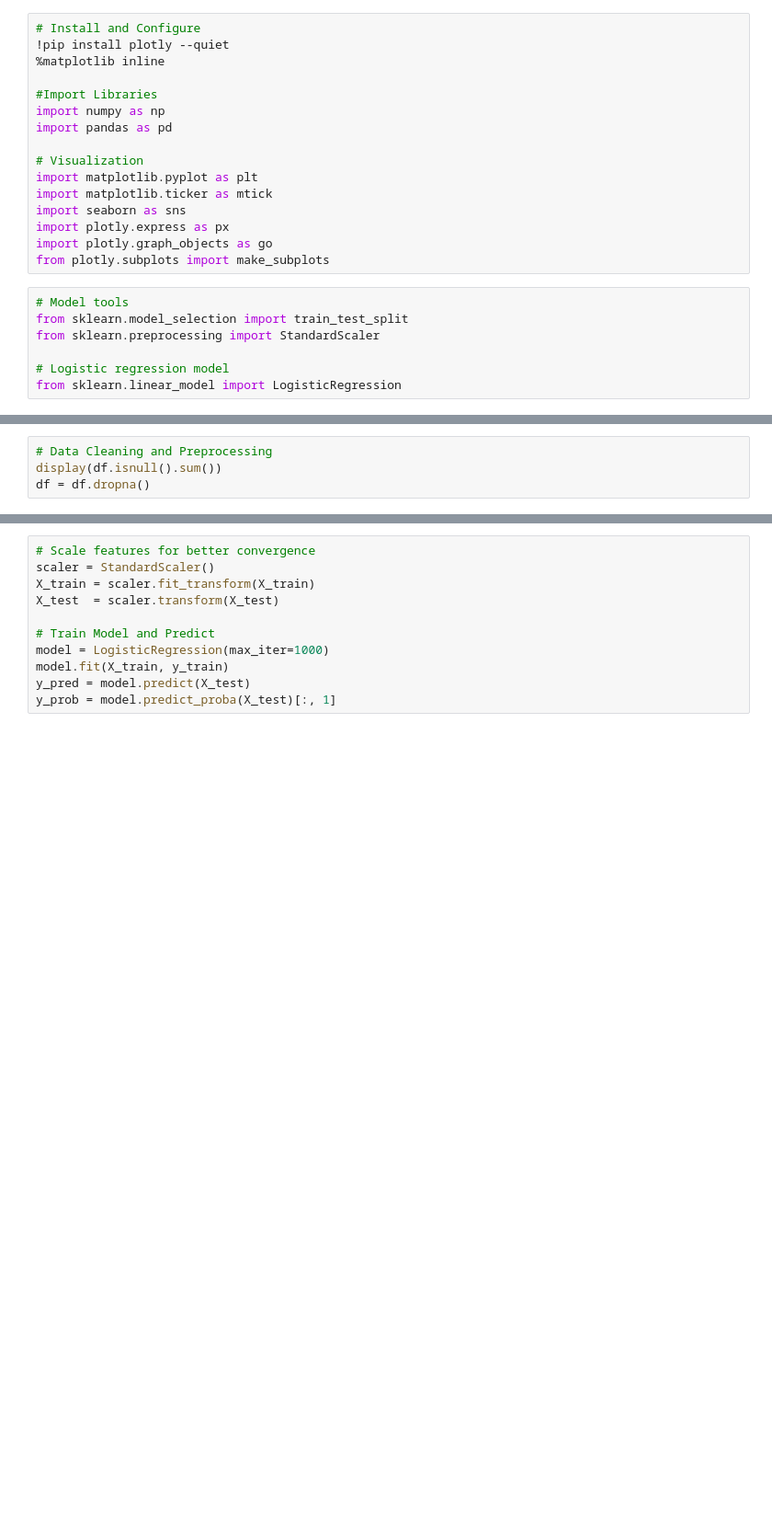
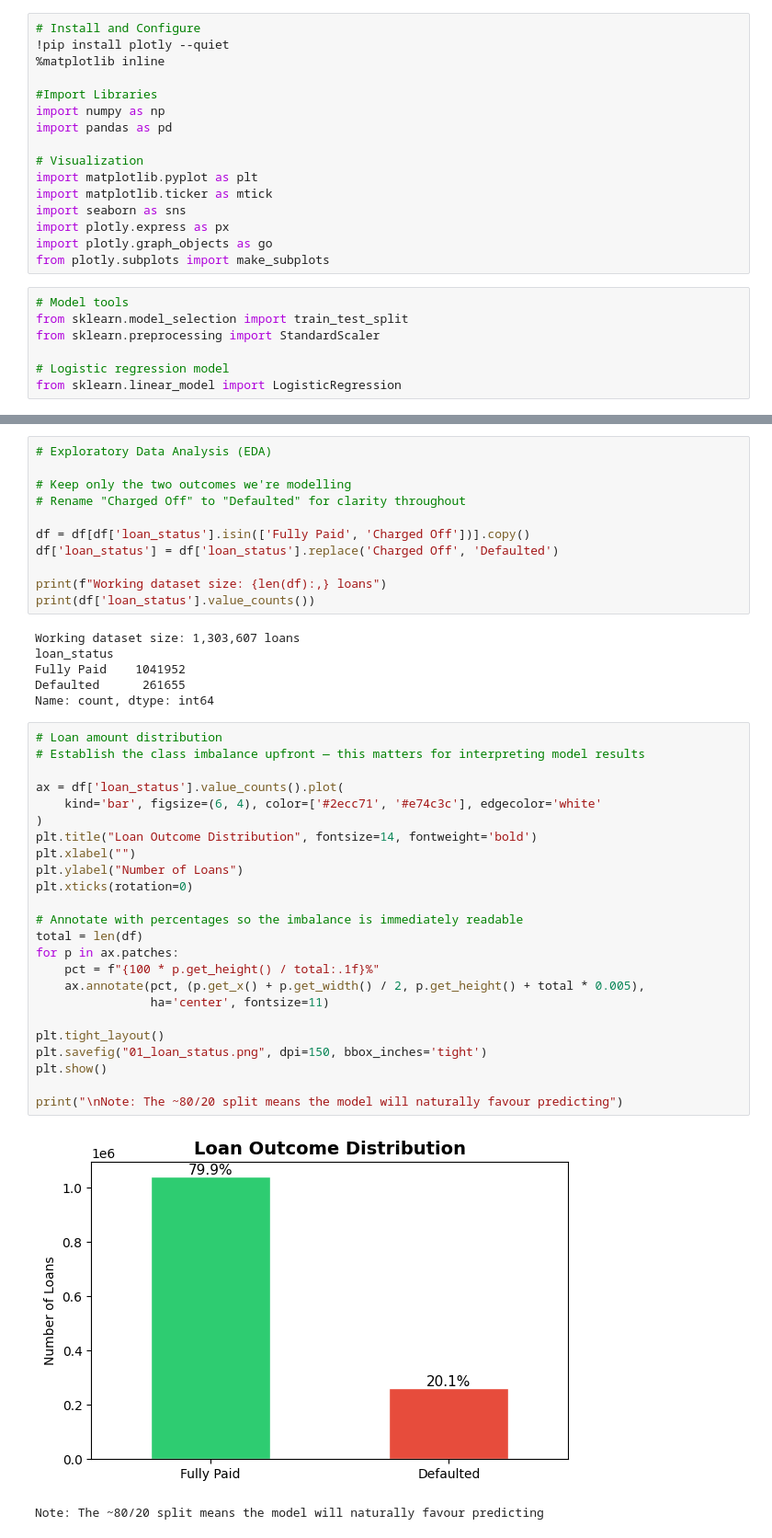
Before and after one commit to G-Nkosi01/Portfolio, a Jupyter notebook: Credit Risk Analysis.ipynb, the cells around one changed output, grey strips where cells are left out. Shown at 92% size. Saved outputs shown, nothing was run; the diff lists cells and outputs as text; blank space fills up the shorter version.

```diff
--- a/Credit Risk Analysis.ipynb
+++ b/Credit Risk Analysis.ipynb
@@ -59,4 +65,0 @@ plt.show()
-# %%
-# Data Cleaning and Preprocessing
-display(df.isnull().sum())
-df = df.dropna()
@@ -85,11 +66,44 @@ X_train, X_test, y_train, y_test = train_test_split(
-# %%
-# Scale features for better convergence
-scaler = StandardScaler()
-X_train = scaler.fit_transform(X_train)
-X_test  = scaler.transform(X_test)
-
-# Train Model and Predict
-model = LogisticRegression(max_iter=1000)
-model.fit(X_train, y_train)
-y_pred = model.predict(X_test)
-y_prob = model.predict_proba(X_test)[:, 1]
+# %%
+# Exploratory Data Analysis (EDA)
+
+# Keep only the two outcomes we're modelling
+# Rename "Charged Off" to "Defaulted" for clarity throughout
+
+df = df[df['loan_status'].isin(['Fully Paid', 'Charged Off'])].copy()
+df['loan_status'] = df['loan_status'].replace('Charged Off', 'Defaulted')
+
+print(f"Working dataset size: {len(df):,} loans")
+print(df['loan_status'].value_counts())
+# %% [output]
+Working dataset size: 1,303,607 loans
+loan_status
+Fully Paid    1041952
+Defaulted      261655
+Name: count, dtype: int64
+# %%
+# Loan amount distribution
+# Establish the class imbalance upfront — this matters for interpreting model results
+
+ax = df['loan_status'].value_counts().plot(
+    kind='bar', figsize=(6, 4), color=['#2ecc71', '#e74c3c'], edgecolor='white'
+)
+plt.title("Loan Outcome Distribution", fontsize=14, fontweight='bold')
+plt.xlabel("")
+plt.ylabel("Number of Loans")
+plt.xticks(rotation=0)
+
+# Annotate with percentages so the imbalance is immediately readable
+total = len(df)
+for p in ax.patches:
+    pct = f"{100 * p.get_height() / total:.1f}%"
+    ax.annotate(pct, (p.get_x() + p.get_width() / 2, p.get_height() + total * 0.005),
+                ha='center', fontsize=11)
+
+plt.tight_layout()
+plt.savefig("01_loan_status.png", dpi=150, bbox_inches='tight')
+plt.show()
+
+print("\nNote: The ~80/20 split means the model will naturally favour predicting")
+# %% [output]
+[figure, added]
+Note: The ~80/20 split means the model will naturally favour predicting
```
Also changed, not shown: parts of 20 cells of this notebook.
